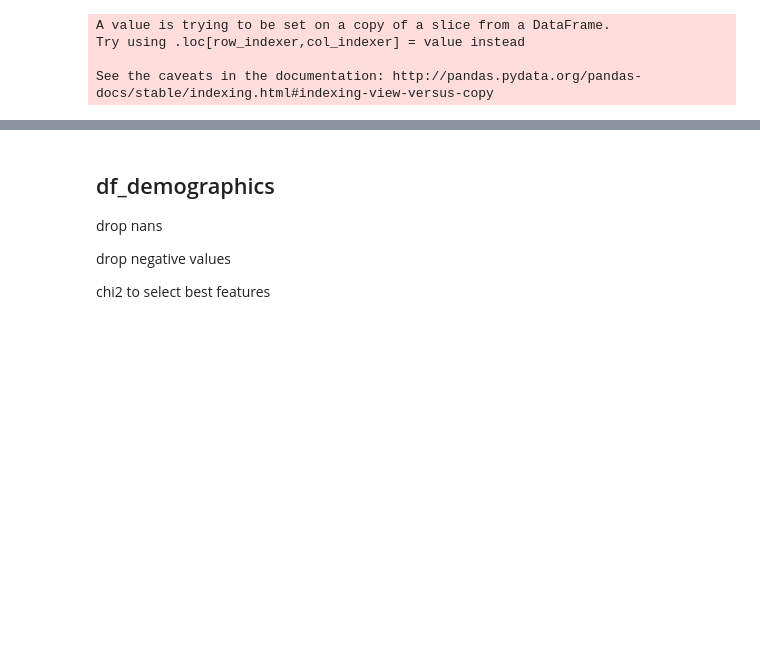
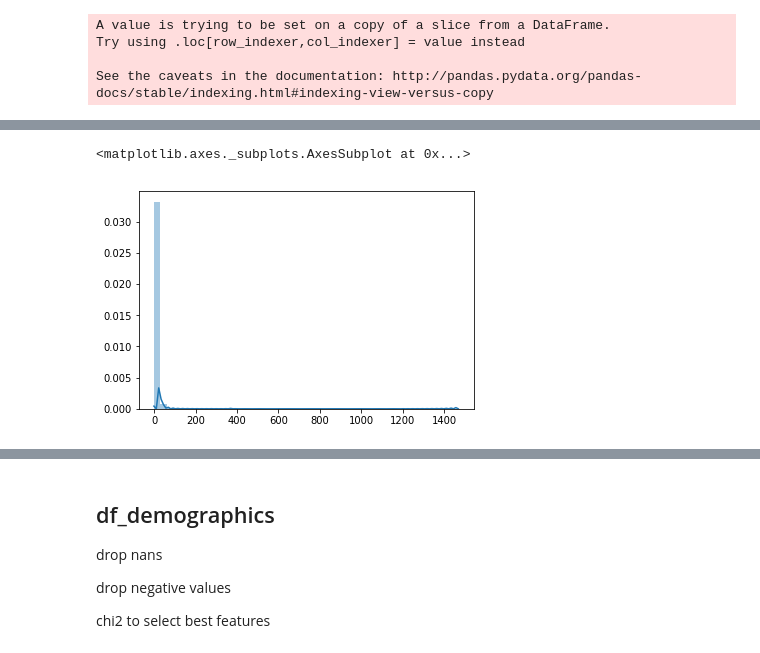
Before and after one commit to CCCClaire/Acute-Kidney-Injury-Study, a Jupyter notebook: Feature_extraction_univariate.ipynb, the cells around one changed output, grey strips where cells are left out. Cells and saved outputs as stored; diff of their text form; code cells hidden in the pictures; blank space fills up the shorter version.

```diff
--- a/Feature_extraction_univariate.ipynb
+++ b/Feature_extraction_univariate.ipynb
@@ -23,0 +19,3 @@ data.head()
+# %%
+data = pd.read_csv('National_INFRA_2015-07-01.csv')
+data.head()
@@ -43,0 +75,3 @@ See the caveats in the documentation: http://pandas.pydata.org/pandas-docs/stabl
+# %%
+df = df.drop([19931])
+df.shape
@@ -43,0 +85,3 @@ See the caveats in the documentation: http://pandas.pydata.org/pandas-docs/stabl
+# %%
+df = df.drop([7558])
+df.shape
@@ -43,0 +110,2 @@ See the caveats in the documentation: http://pandas.pydata.org/pandas-docs/stabl
+# %%
+df['bmi'] = df['WTKG']/(df['HTCM']/100)**2
@@ -43,0 +121,5 @@ See the caveats in the documentation: http://pandas.pydata.org/pandas-docs/stabl
+# %%
+sns.distplot(np.array(df['LOS'].dropna()))
+# %% [output]
+<matplotlib.axes._subplots.AxesSubplot at 0x...>
+[figure, added]
```
Also changed, not shown: parts of 92 cells of this notebook, 1 other file.
